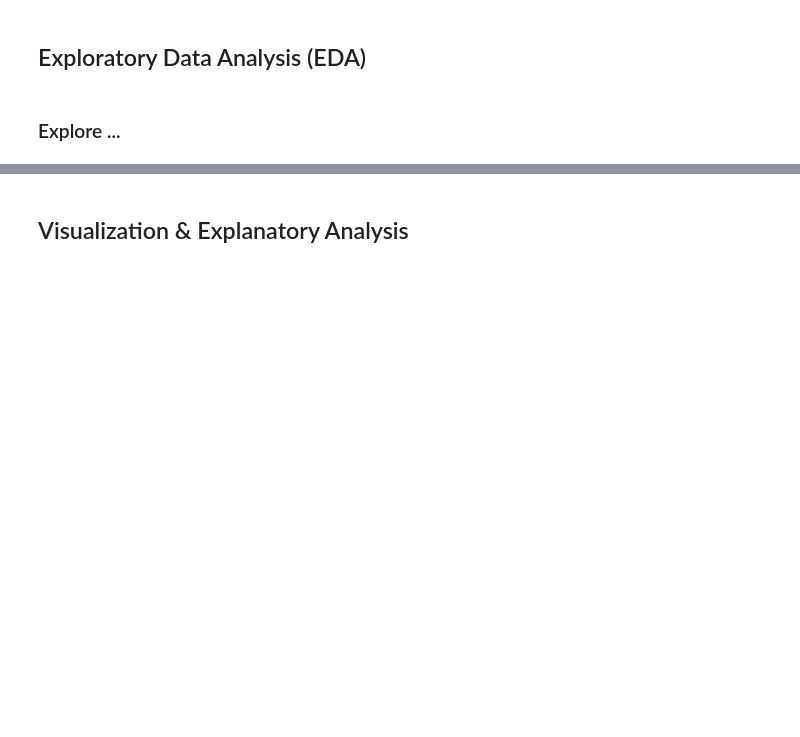
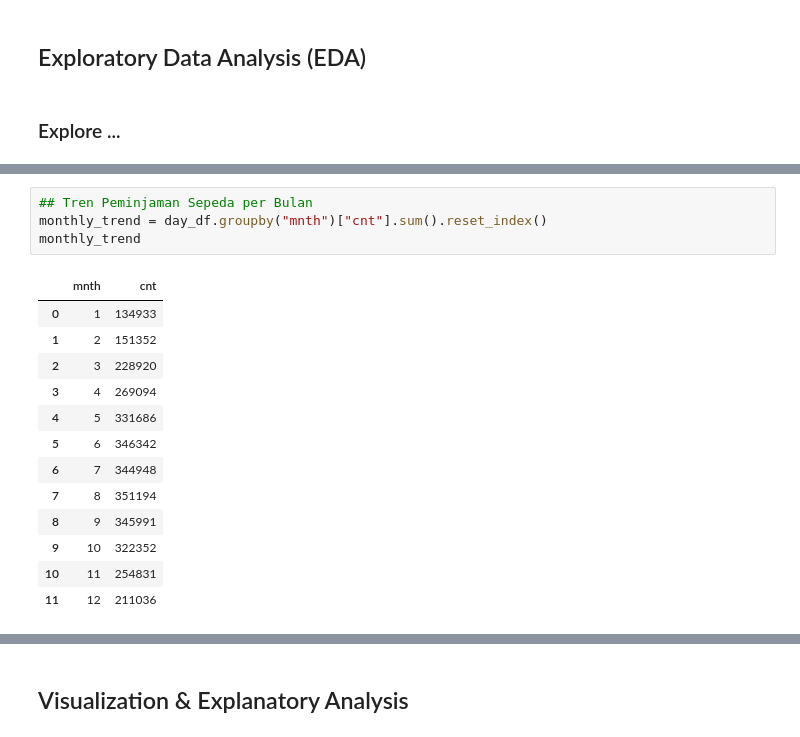
Before and after one commit to RivaroFarrelino/bike-sharing-analysis-dashboard, a Jupyter notebook: notebook.ipynb, the cells around one changed output, grey strips where cells are left out. Drawn from its saved outputs; the diff is of its cells as text; blank space fills up the shorter version.

```diff
--- a/notebook.ipynb
+++ b/notebook.ipynb
@@ -255,3 +264,21 @@ hour_df = remove_outliers(hour_df, 'cnt')
+# %%
+## Tren Peminjaman Sepeda per Bulan
+monthly_trend = day_df.groupby("mnth")["cnt"].sum().reset_index()
+monthly_trend
+# %% [output]
+|  | mnth | cnt |
+| 0 | 1 | 134933 |
+| 1 | 2 | 151352 |
+| 2 | 3 | 228920 |
+| 3 | 4 | 269094 |
+| 4 | 5 | 331686 |
+| 5 | 6 | 346342 |
+| 6 | 7 | 344948 |
+| 7 | 8 | 351194 |
+| 8 | 9 | 345991 |
+| 9 | 10 | 322352 |
+| 10 | 11 | 254831 |
+| 11 | 12 | 211036 |
 # %%
 # Membuat kategori kelembaban
 bins_hum = [0, 0.3, 0.6, 1]
```
Also changed, not shown: parts of 5 cells of this notebook.
